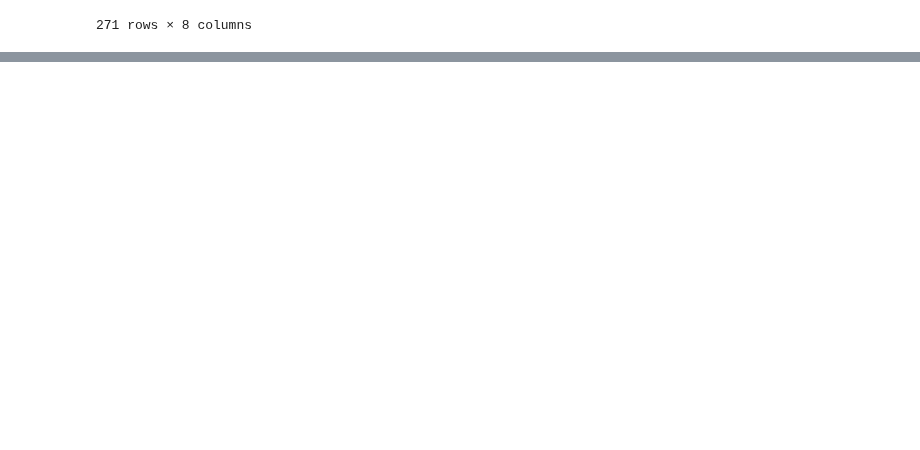
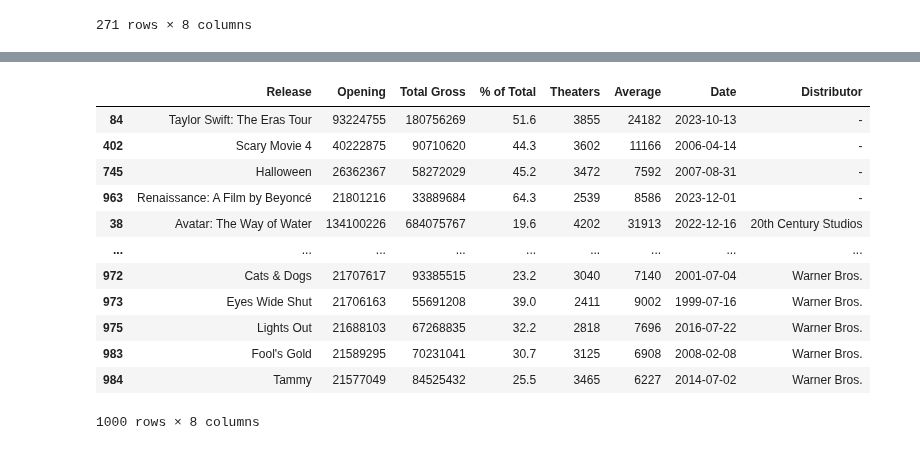
Before and after one commit to nevillemakoyi/Pandas_basic, a Jupyter notebook: notebooks/4 - data modeling avec Pandas - Exercice - élève.ipynb, the cells around one changed output, grey strips where cells are left out. Drawn from its saved outputs; the diff is of its cells as text; code cells hidden in the pictures; blank space fills up the shorter version.

```diff
--- a/notebooks/4 - data modeling avec Pandas - Exercice - élève.ipynb
+++ b/notebooks/4 - data modeling avec Pandas - Exercice - élève.ipynb
@@ -145,5 +175,20 @@ df_6.sort_values(by='Date')
 # %%
 # 9. Tri multicritères par Distributor et Opening
+df.sort_values(by=['Distributor','Opening'], ascending=[True, False])
+# %% [output]
+|  | Release | Opening | Total Gross | % of Total | Theaters | Average | Date | Distributor |
+| 84 | Taylor Swift: The Eras Tour | 93224755 | 180756269 | 51.6 | 3855 | 24182 | 2023-10-13 | - |
+| 402 | Scary Movie 4 | 40222875 | 90710620 | 44.3 | 3602 | 11166 | 2006-04-14 | - |
+| 745 | Halloween | 26362367 | 58272029 | 45.2 | 3472 | 7592 | 2007-08-31 | - |
+| 963 | Renaissance: A Film by Beyoncé | 21801216 | 33889684 | 64.3 | 2539 | 8586 | 2023-12-01 | - |
+| 38 | Avatar: The Way of Water | 134100226 | 684075767 | 19.6 | 4202 | 31913 | 2022-12-16 | 20th Century Studios |
+| ... | ... | ... | ... | ... | ... | ... | ... | ... |
+| 972 | Cats & Dogs | 21707617 | 93385515 | 23.2 | 3040 | 7140 | 2001-07-04 | Warner Bros. |
+| 973 | Eyes Wide Shut | 21706163 | 55691208 | 39.0 | 2411 | 9002 | 1999-07-16 | Warner Bros. |
+| 975 | Lights Out | 21688103 | 67268835 | 32.2 | 2818 | 7696 | 2016-07-22 | Warner Bros. |
+| 983 | Fool's Gold | 21589295 | 70231041 | 30.7 | 3125 | 6908 | 2008-02-08 | Warner Bros. |
+| 984 | Tammy | 21577049 | 84525432 | 25.5 | 3465 | 6227 | 2014-07-02 | Warner Bros. |
+1000 rows × 8 columns
 # %%
 # 10. Trier les films par la longueur de leur nom (Release)
 # %%
```
Also changed, not shown: parts of 2 cells of this notebook.
